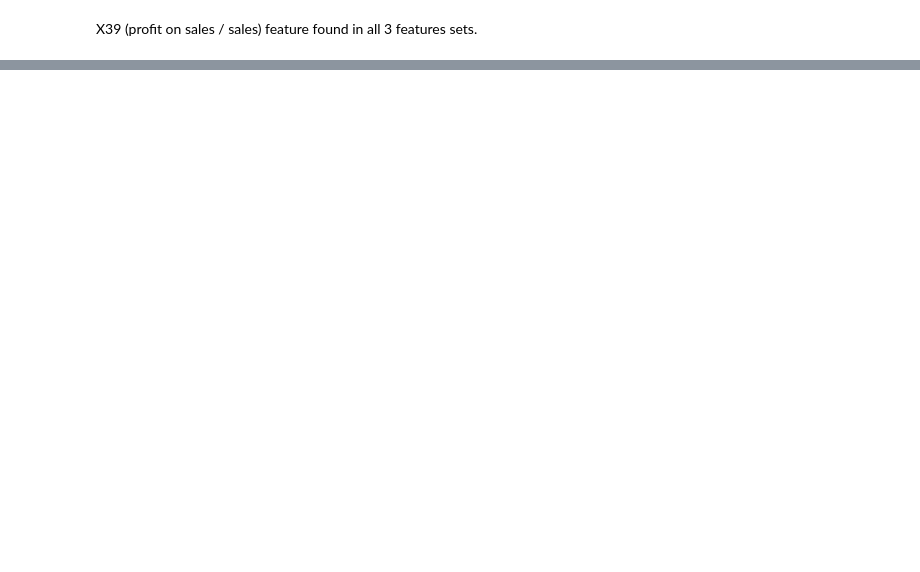
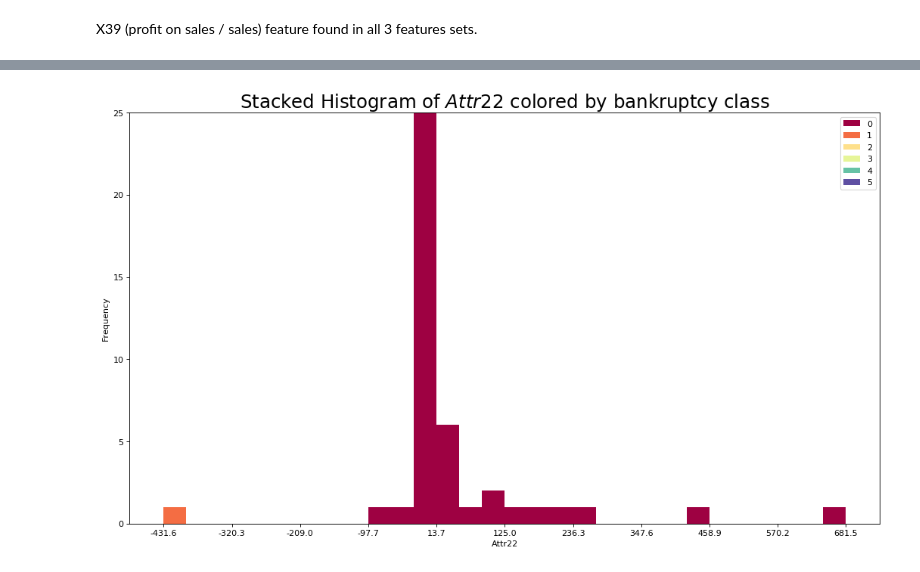
Before and after one commit to vcaramba/companies_bankruptcy_prediction, a Jupyter notebook: jupyter_notebooks/eda_notebook.ipynb, the cells around one changed output, grey strips where cells are left out. Drawn from its saved outputs; the diff is of its cells as text; code cells hidden in the pictures; blank space fills up the shorter version.

```diff
--- a/jupyter_notebooks/eda_notebook.ipynb
+++ b/jupyter_notebooks/eda_notebook.ipynb
@@ -344,0 +375,4 @@ X39 (profit on sales / sales) feature found in all 3 features sets.
+# %%
+plot_stacked_hist(df, 'Attr22', 'bankruptcy_after_years')
+# %% [output]
+[figure, added]
```
Also changed, not shown: parts of 27 cells of this notebook, 2 other files.
